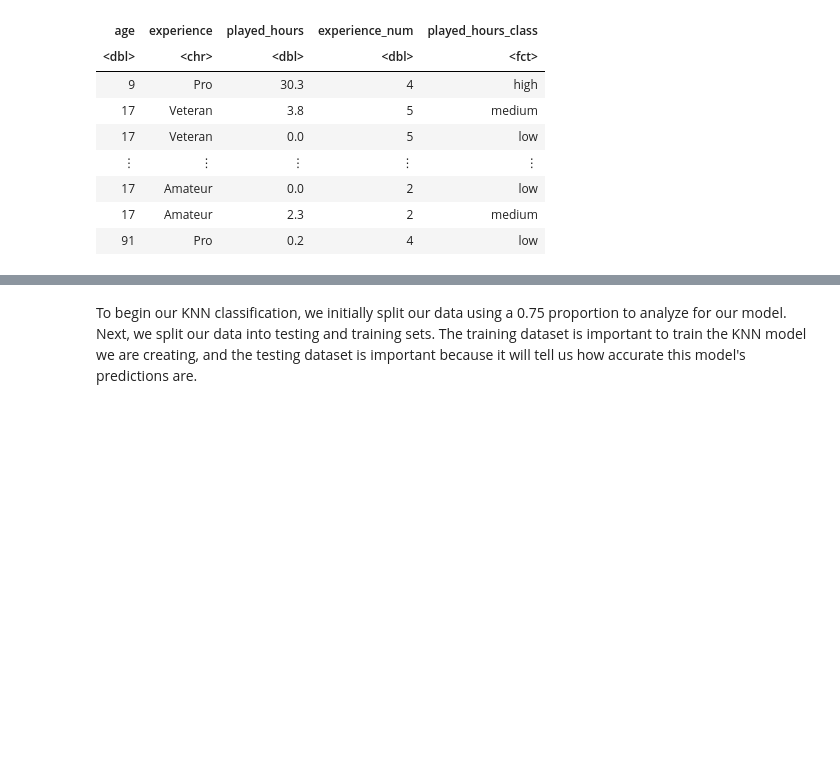
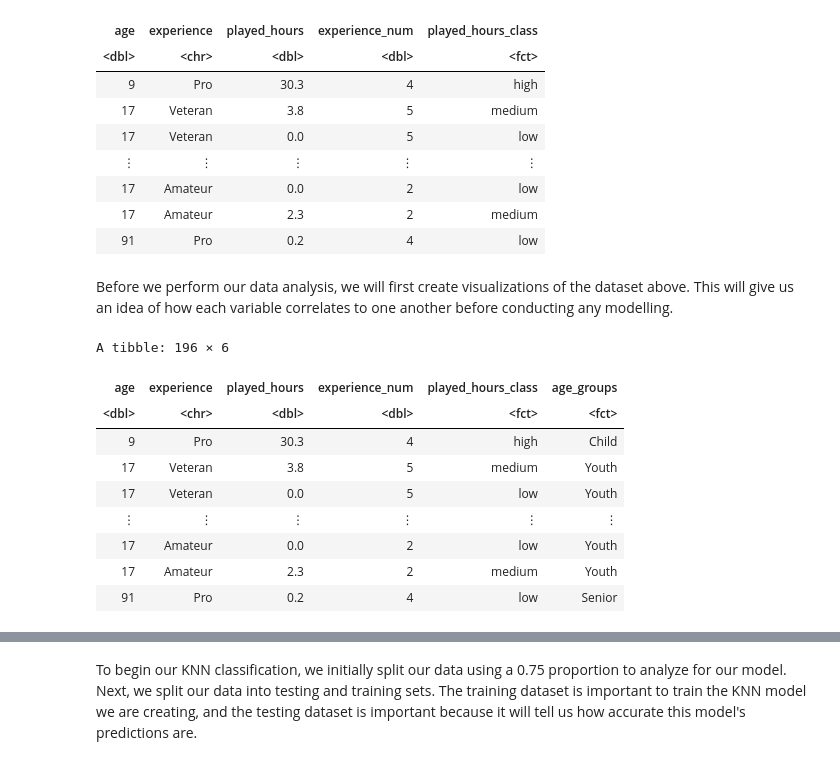
Before and after one commit to kathyythoi/dsci_project, a Jupyter notebook: finalprojectreoport.ipynb, the cells around one changed output, grey strips where cells are left out. Cells and saved outputs as stored; diff of their text form; code cells hidden in the pictures; blank space fills up the shorter version.

```diff
--- a/finalprojectreoport.ipynb
+++ b/finalprojectreoport.ipynb
@@ -202,3 +202,28 @@ A tibble: 196 × 5
 | 17 | Amateur | 0.0 | 2 | low |
 | 17 | Amateur | 2.3 | 2 | medium |
 | 91 | Pro | 0.2 | 4 | low |
+# %% [markdown]
+Before we perform our data analysis, we will first create visualizations of the dataset above. This will give
+us an idea of how each variable correlates to one another before conducting any modelling.
+# %%
+#To create a bar plot showing the correlation between age and hours played, we will first turn the age(dbl) into
+#categories: Child (0-15 years), Youth (15-24 years), Adult (24-64 years) and Senior (65+)
+age_class_data <- data_classified |>
+  mutate(age_groups= case_when(
+    age < 15 ~ "Child",
+    age >= 15 & age <= 24 ~ "Youth",
+    age > 24 & age <= 64 ~ "Adult",
+    age > 64 ~ "Senior")) |>
+    mutate(age_groups = factor(age_groups, levels = c("Child", "Youth", "Adult", "Senior")))
+age_class_data
+# %% [output]
+A tibble: 196 × 6
+| age | experience | played_hours | experience_num | played_hours_class | age_groups |
+| <dbl> | <chr> | <dbl> | <dbl> | <fct> | <fct> |
+| 9 | Pro | 30.3 | 4 | high | Child |
+| 17 | Veteran | 3.8 | 5 | medium | Youth |
+| 17 | Veteran | 0.0 | 5 | low | Youth |
+| ⋮ | ⋮ | ⋮ | ⋮ | ⋮ | ⋮ |
+| 17 | Amateur | 0.0 | 2 | low | Youth |
+| 17 | Amateur | 2.3 | 2 | medium | Youth |
+| 91 | Pro | 0.2 | 4 | low | Senior |
```
Also changed, not shown: parts of 9 cells of this notebook.
